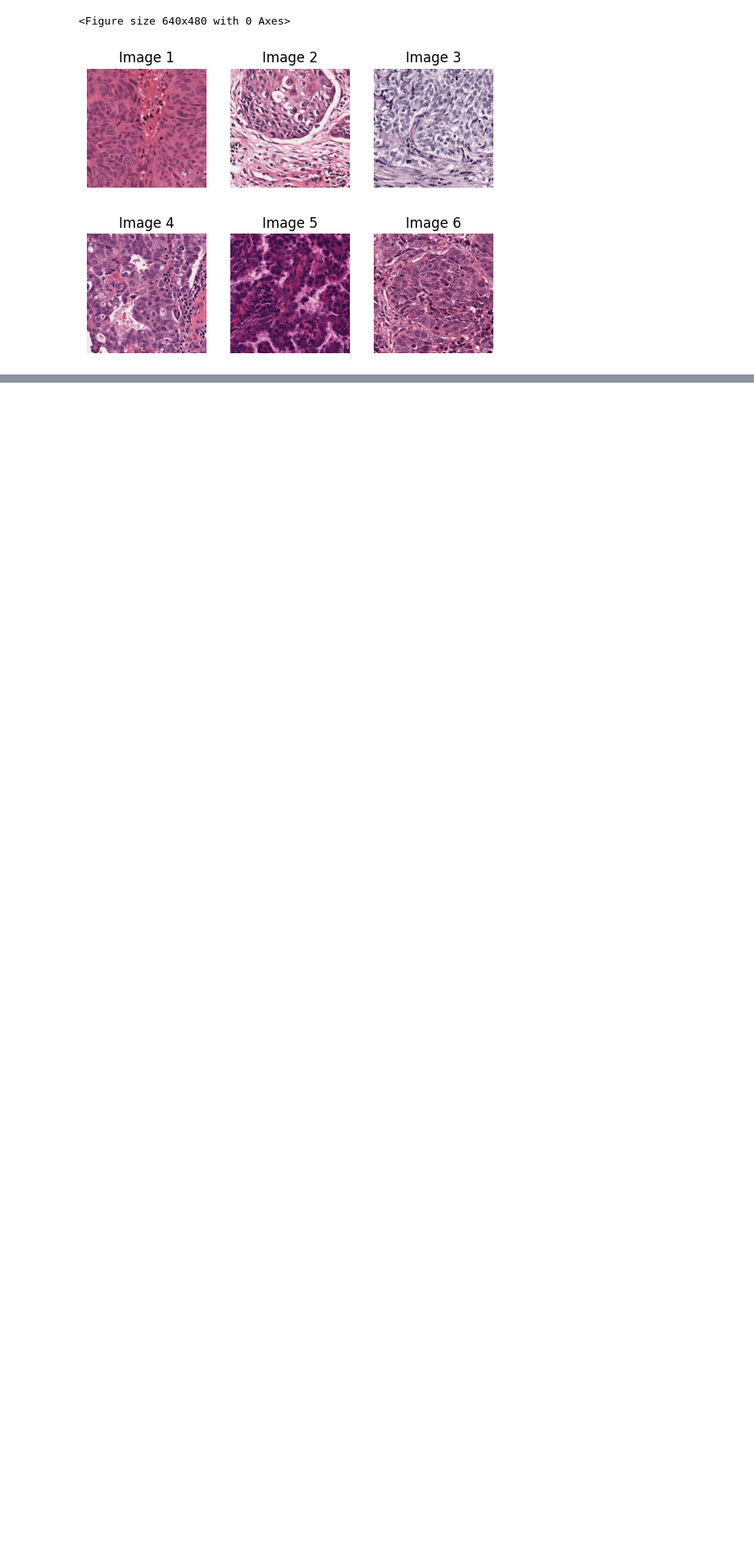
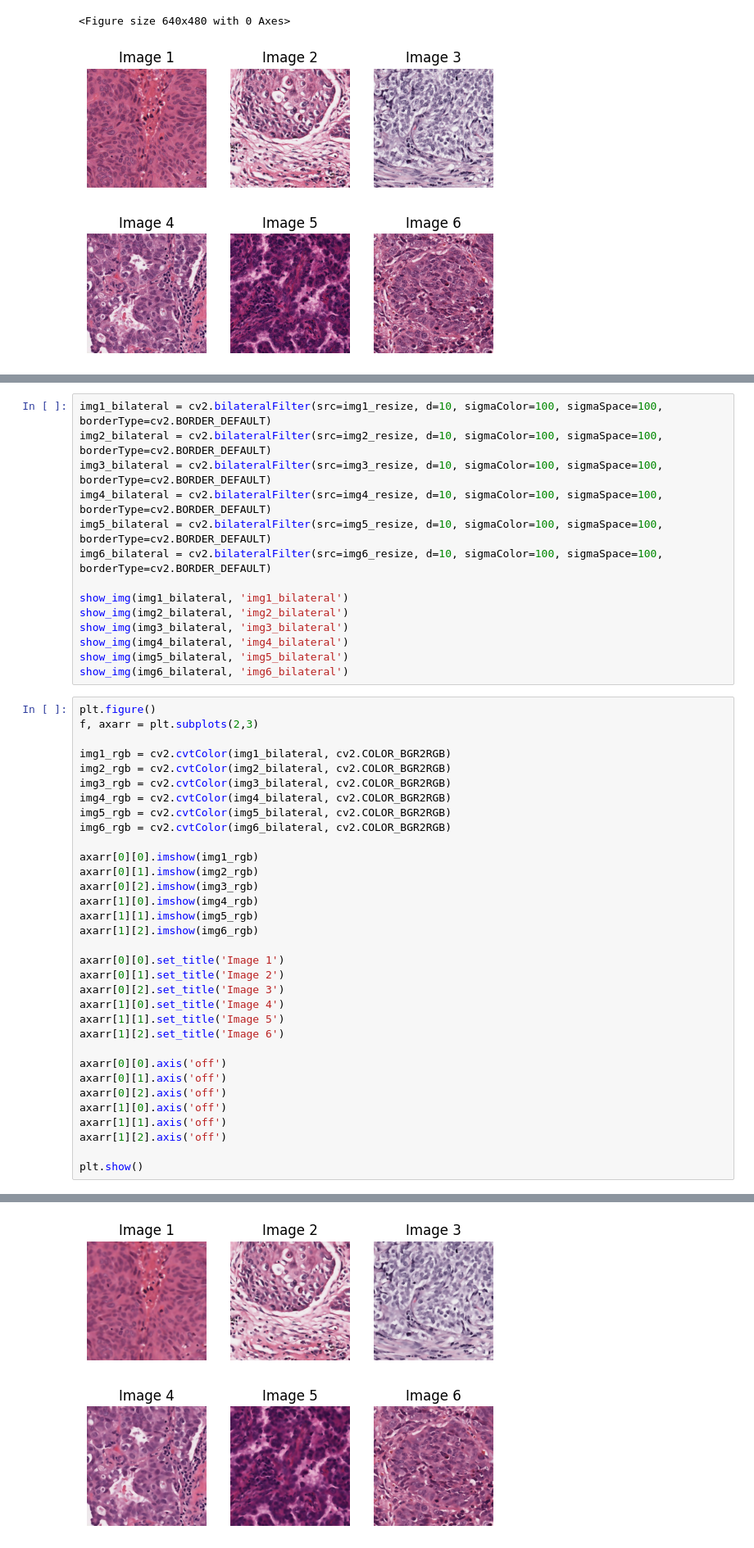
Before and after one commit to Matovic/Histology-image-correction-enhancement, a Jupyter notebook: src/zadanie2.ipynb, the cells around one changed output, grey strips where cells are left out. Shown: that part at 82% size. Saved outputs shown, nothing was run; the diff lists cells and outputs as text; blank space fills up the shorter version.

Commit message:
Add bilateral filtering

```diff
--- a/src/zadanie2.ipynb
+++ b/src/zadanie2.ipynb
@@ -79,0 +82,48 @@ plt.show()
+# %%
+img1_bilateral = cv2.bilateralFilter(src=img1_resize, d=10, sigmaColor=100, sigmaSpace=100, borderType=cv2.BORDER_DEFAULT)
+img2_bilateral = cv2.bilateralFilter(src=img2_resize, d=10, sigmaColor=100, sigmaSpace=100, borderType=cv2.BORDER_DEFAULT)
+img3_bilateral = cv2.bilateralFilter(src=img3_resize, d=10, sigmaColor=100, sigmaSpace=100, borderType=cv2.BORDER_DEFAULT)
+img4_bilateral = cv2.bilateralFilter(src=img4_resize, d=10, sigmaColor=100, sigmaSpace=100, borderType=cv2.BORDER_DEFAULT)
+img5_bilateral = cv2.bilateralFilter(src=img5_resize, d=10, sigmaColor=100, sigmaSpace=100, borderType=cv2.BORDER_DEFAULT)
+img6_bilateral = cv2.bilateralFilter(src=img6_resize, d=10, sigmaColor=100, sigmaSpace=100, borderType=cv2.BORDER_DEFAULT)
+
+show_img(img1_bilateral, 'img1_bilateral')
+show_img(img2_bilateral, 'img2_bilateral')
+show_img(img3_bilateral, 'img3_bilateral')
+show_img(img4_bilateral, 'img4_bilateral')
+show_img(img5_bilateral, 'img5_bilateral')
+show_img(img6_bilateral, 'img6_bilateral')
+# %%
+plt.figure()
+f, axarr = plt.subplots(2,3)
+
+img1_rgb = cv2.cvtColor(img1_bilateral, cv2.COLOR_BGR2RGB)
+img2_rgb = cv2.cvtColor(img2_bilateral, cv2.COLOR_BGR2RGB)
+img3_rgb = cv2.cvtColor(img3_bilateral, cv2.COLOR_BGR2RGB)
+img4_rgb = cv2.cvtColor(img4_bilateral, cv2.COLOR_BGR2RGB)
+img5_rgb = cv2.cvtColor(img5_bilateral, cv2.COLOR_BGR2RGB)
+img6_rgb = cv2.cvtColor(img6_bilateral, cv2.COLOR_BGR2RGB)
+
+axarr[0][0].imshow(img1_rgb)
+axarr[0][1].imshow(img2_rgb)
+axarr[0][2].imshow(img3_rgb)
+axarr[1][0].imshow(img4_rgb)
+axarr[1][1].imshow(img5_rgb)
+axarr[1][2].imshow(img6_rgb)
+
+axarr[0][0].set_title('Image 1')
+axarr[0][1].set_title('Image 2')
+axarr[0][2].set_title('Image 3')
+axarr[1][0].set_title('Image 4')
+axarr[1][1].set_title('Image 5')
+axarr[1][2].set_title('Image 6')
+
+axarr[0][0].axis('off')
+axarr[0][1].axis('off')
+axarr[0][2].axis('off')
+axarr[1][0].axis('off')
+axarr[1][1].axis('off')
+axarr[1][2].axis('off')
+
+plt.show()
+# %% [output]
@@ -80,3 +131,4 @@ plt.show()
+[figure, added]
 # %% [markdown]
 ## 2. Image correction
 Histogram computation (visualize histogram for each color model used)
```
Also changed, not shown: parts of 3 cells of this notebook, 2 other files.
